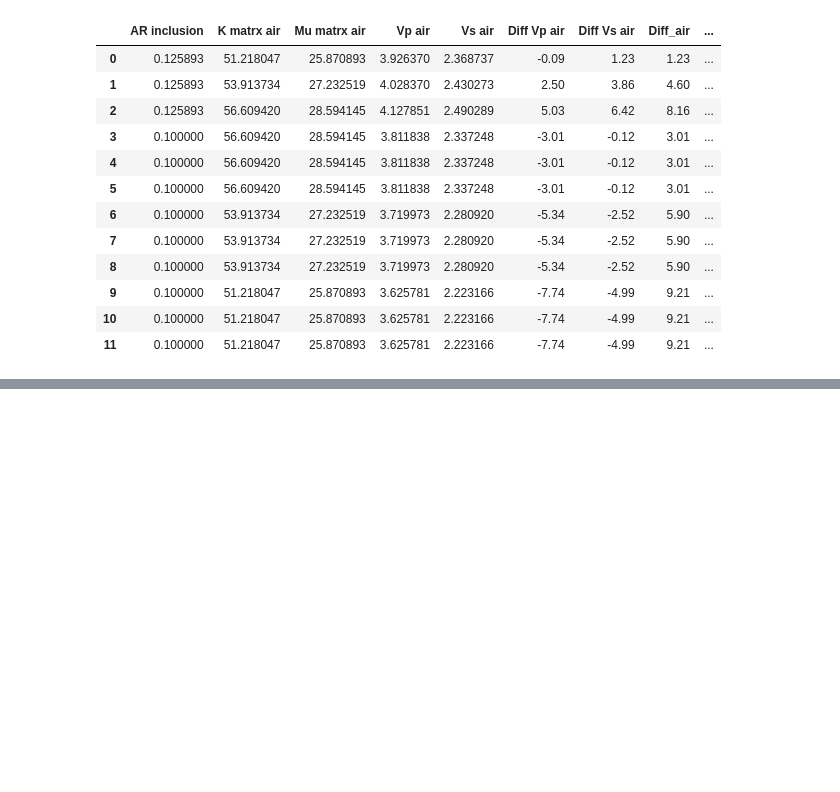
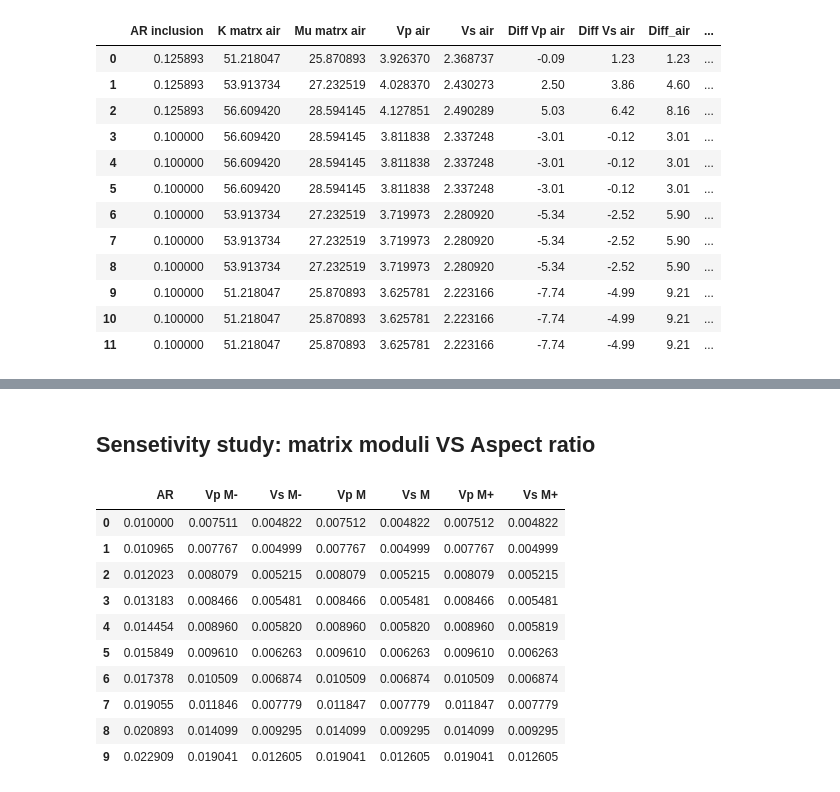
Before and after one commit to MariiaKalinina/Elasticity, a Jupyter notebook: Berryman_SC.ipynb, the cells around one changed output, grey strips where cells are left out. Cells and saved outputs as stored; diff of their text form; code cells hidden in the pictures; blank space fills up the shorter version.

```diff
--- a/Berryman_SC.ipynb
+++ b/Berryman_SC.ipynb
@@ -687,0 +649,2 @@ merged_data.sort_values(by=f'Diff air+water')
+# %% [markdown]
+## Sensetivity study: matrix moduli VS Aspect ratio
@@ -687,0 +666,23 @@ merged_data.sort_values(by=f'Diff air+water')
+# %%
+Vp_fluid_list = []
+Vs_fluid_list = []
+AR_list = []
+
+for ar_inclusion in AR:
+
+      AR_inclusion = ar_inclusion
+      AR_mtrx = 1.00001
+
+      AR_list.append(ar_inclusion)
+
+      # K_matrix, Mu_matrix = K_air_mtrx, Mu_air_mtrx
+      K_matrix, Mu_matrix = K_air_mtrx+K_air_mtrx*0.05, Mu_air_mtrx+Mu_air_mtrx*0.05
+      K_fluid, Mu_fluid = K_air, Mu_air
+      density_fluid = p_air
+
+      K, Mu = main_Berryman_common(AR_mtrx, AR_inclusion, K_matrix, Mu_matrix, K_fluid, Mu_fluid, porosity)
+      density_mtrx, density_fluid = 2.71, density_fluid
+      Vp, Vs = modulus2velosity(density_mtrx, density_fluid, porosity, K, Mu)
+
+      Vp_fluid_list.append(Vp)
+      Vs_fluid_list.append(Vs)
@@ -687,0 +693,14 @@ merged_data.sort_values(by=f'Diff air+water')
+# %%
+sensetivity_air[:10]
+# %% [output]
+|  | AR | Vp M- | Vs M- | Vp M | Vs M | Vp M+ | Vs M+ |
+| 0 | 0.010000 | 0.007511 | 0.004822 | 0.007512 | 0.004822 | 0.007512 | 0.004822 |
+| 1 | 0.010965 | 0.007767 | 0.004999 | 0.007767 | 0.004999 | 0.007767 | 0.004999 |
+| 2 | 0.012023 | 0.008079 | 0.005215 | 0.008079 | 0.005215 | 0.008079 | 0.005215 |
+| 3 | 0.013183 | 0.008466 | 0.005481 | 0.008466 | 0.005481 | 0.008466 | 0.005481 |
+| 4 | 0.014454 | 0.008960 | 0.005820 | 0.008960 | 0.005820 | 0.008960 | 0.005819 |
+| 5 | 0.015849 | 0.009610 | 0.006263 | 0.009610 | 0.006263 | 0.009610 | 0.006263 |
+| 6 | 0.017378 | 0.010509 | 0.006874 | 0.010509 | 0.006874 | 0.010509 | 0.006874 |
+| 7 | 0.019055 | 0.011846 | 0.007779 | 0.011847 | 0.007779 | 0.011847 | 0.007779 |
+| 8 | 0.020893 | 0.014099 | 0.009295 | 0.014099 | 0.009295 | 0.014099 | 0.009295 |
+| 9 | 0.022909 | 0.019041 | 0.012605 | 0.019041 | 0.012605 | 0.019041 | 0.012605 |
```
Also changed, not shown: parts of 18 cells of this notebook.
